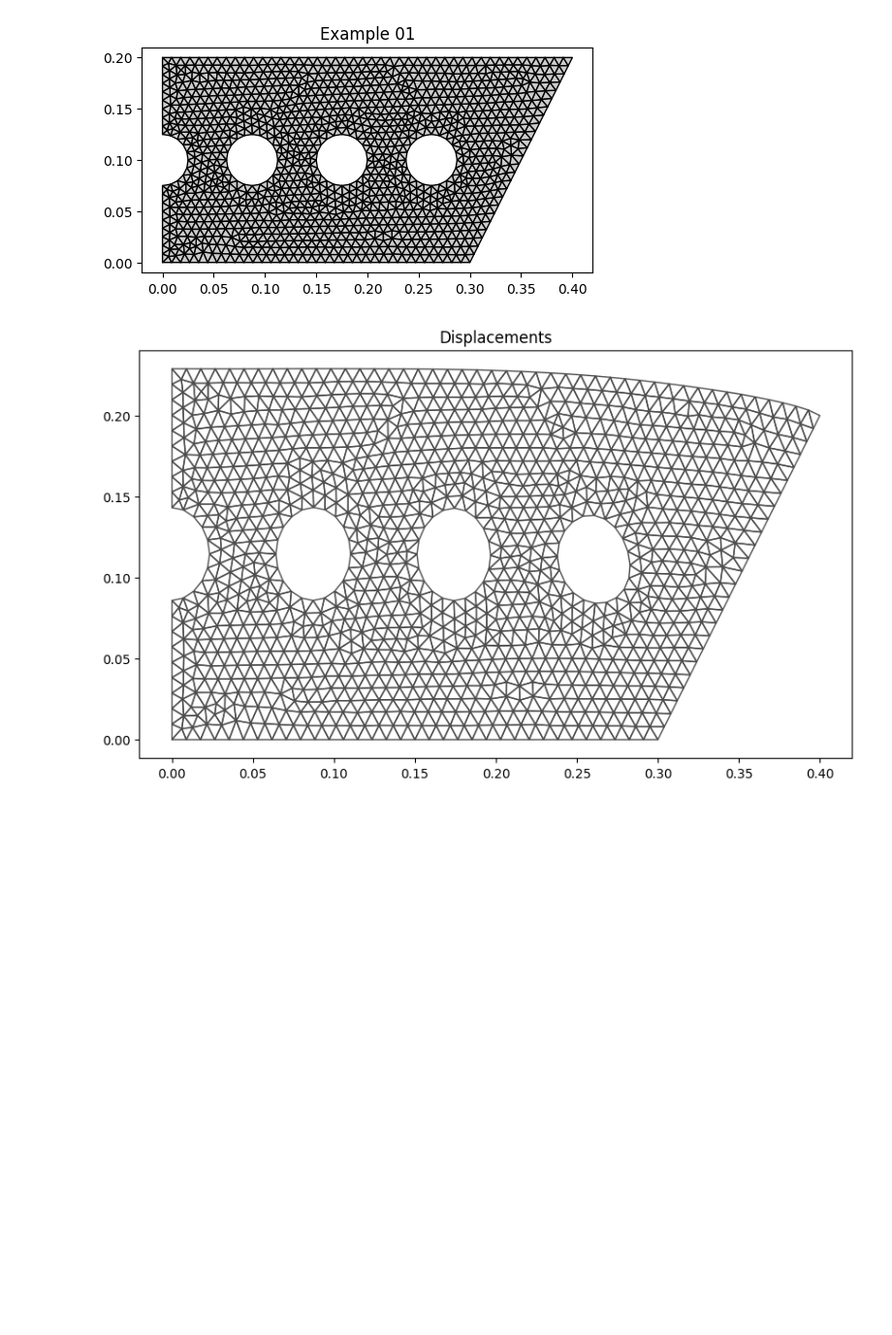
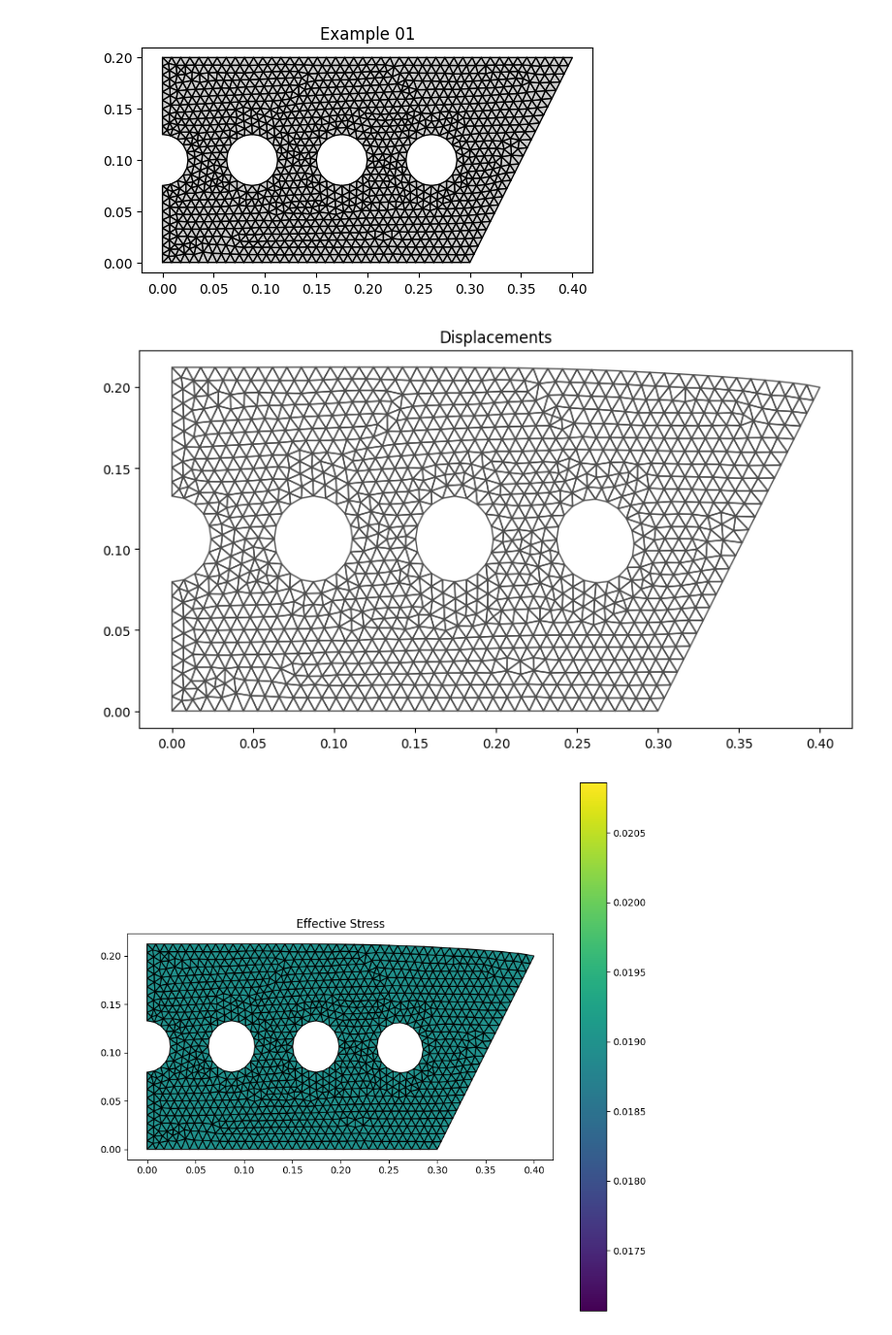
Before and after one commit to HermanEfr/Femprojekt, a Jupyter notebook: fem_proj.ipynb, the cells around one changed output. Shown at 97% size. Saved outputs shown, nothing was run; the diff lists cells and outputs as text; code cells hidden in the pictures; blank space fills up the shorter version.

Commit message:
tried fixing stress and cleaned up code

```diff
--- a/fem_proj.ipynb
+++ b/fem_proj.ipynb
@@ -231,12 +215,12 @@ def transient_temp(tend, number_of_steps, dofs, coords, edof, bdofs, charge_func
     return a
 # %%
 def tempfunc_one(time):
-    return 100*np.exp(-144 * ((600-time)/3600)**2 )*1000 +0.00001
+    return 100*np.exp(-144 * ((600-time)/3600)**2 )*1000
 
 def tempfunc_two(time):
-    return (time <= 600)*88.42*1000 + 0.00001
+    return (time <= 600)*88.42*1000
 
-NUMBER_OF_STEPS = 10
-END_TIME = 2000
+NUMBER_OF_STEPS = 100
+END_TIME = 3600
 
 a = transient_temp(END_TIME, NUMBER_OF_STEPS, dofs, coords, edof, bdofs, tempfunc_two)
@@ -243,6 +245,6 @@ a = transient_temp(END_TIME, NUMBER_OF_STEPS, dofs, coords, edof, bdofs, tempfun
 # %%
 cfv.figure()
-cfv.draw_nodal_values_shaded(a[:, 5], coords, edof)
+cfv.draw_nodal_values_shaded(a[:, 10], coords, edof)
 cfv.colorbar()
 cfv.show()
 
@@ -251,13 +253,22 @@ def maxtemp():
     min_temp_plot_y = []
     max_deviation_temp = []
     time_x = []
+    max_step = 0
+    max_temp = 0
     for step in range(NUMBER_OF_STEPS):
         max_temp_plot_y.append(max(a[:, step]))
         min_temp_plot_y.append(min(a[:, step]))
 
         deviations_in_a_single_step = []
+        temp = 0
+        count = 0
         for x in a[:, step]:
+            if x > temp:
+                temp = x
             deviations_in_a_single_step.append(abs(x-T_inf))
+        if temp > max_temp:
+            max_temp = temp
+            max_step = step
 
         max_deviation_temp.append(max(deviations_in_a_single_step))
         time_x.append(step*(END_TIME/NUMBER_OF_STEPS))
@@ -276,7 +287,7 @@ def maxtemp():
     mpl.ylabel("Tempoerature (Kelvin)")
     mpl.xlabel("Time (seconds)")
     mpl.show
-    return max_deviation_temp
+    return max_temp, max_step
 
-max_deviation_temp = maxtemp()
+max_temp, max_step = maxtemp()
 # %% [output]
@@ -318,7 +328,7 @@ def calc_displacement(coords, edof, dofs, bdofs, edof1d, delta_temp):
 
         Ke = cfc.plante(elx, ely, ep, D)
 
-        temp = (delta_temp[eltopo1d[0]-1] + delta_temp[eltopo1d[1]-1] + delta_temp[eltopo1d[2]-1])/3
+        temp = np.abs(((delta_temp[eltopo1d[0]-1] + delta_temp[eltopo1d[1]-1] + delta_temp[eltopo1d[2]-1])/3)-T_0)
         edT = temp*alpha*np.array([[1],
                                    [1],
                                    [0]])
@@ -341,12 +351,21 @@ def calc_displacement(coords, edof, dofs, bdofs, edof1d, delta_temp):
     for i in range(edof.shape[0]):
         es, et = cfc.plants(ex[i,:], ey[i,:], ep, D, ed[i,:])
 
-    von_mises.append( np.math.sqrt( pow(es[0,0],2) - es[0,0]*es[0,1] + pow(es[0,1],2) + 3*pow(es[0,2],2) ) )
+    # Sure correct?
+    von_mises.append( np.math.sqrt( pow(es[0,0],2) + pow(es[0,1],2) - es[0,0]*es[0,1]  + 3*pow(es[0,2],2) ) )
     cfv.figure(fig_size=(10,10))
     cfv.draw_displacements(a, coords, edof, 2, 2,
                       draw_undisplaced_mesh=False, title="Displacements",
-                      magnfac=5.0)
+                      magnfac=25.0)
+
+    cfv.figure(fig_size=(10,10))
+    cfv.draw_element_values(von_mises, coords, edof, 2, 2, a,
+                      draw_elements=True, draw_undisplaced_mesh=False,
+                      title="Effective Stress", magnfac=25.0)
+
+    cfv.colorbar()
 # %%
-calc_displacement(coords2d, edof2d, dofs2d, bdofs2d, edof,  a[:,5])
+calc_displacement(coords2d, edof2d, dofs2d, bdofs2d, edof,  a[:,max_step])
 # %% [output]
-[figure, old version]
+[figure, new version]
+[figure, added]
```
Also changed, not shown: parts of 10 cells of this notebook.
